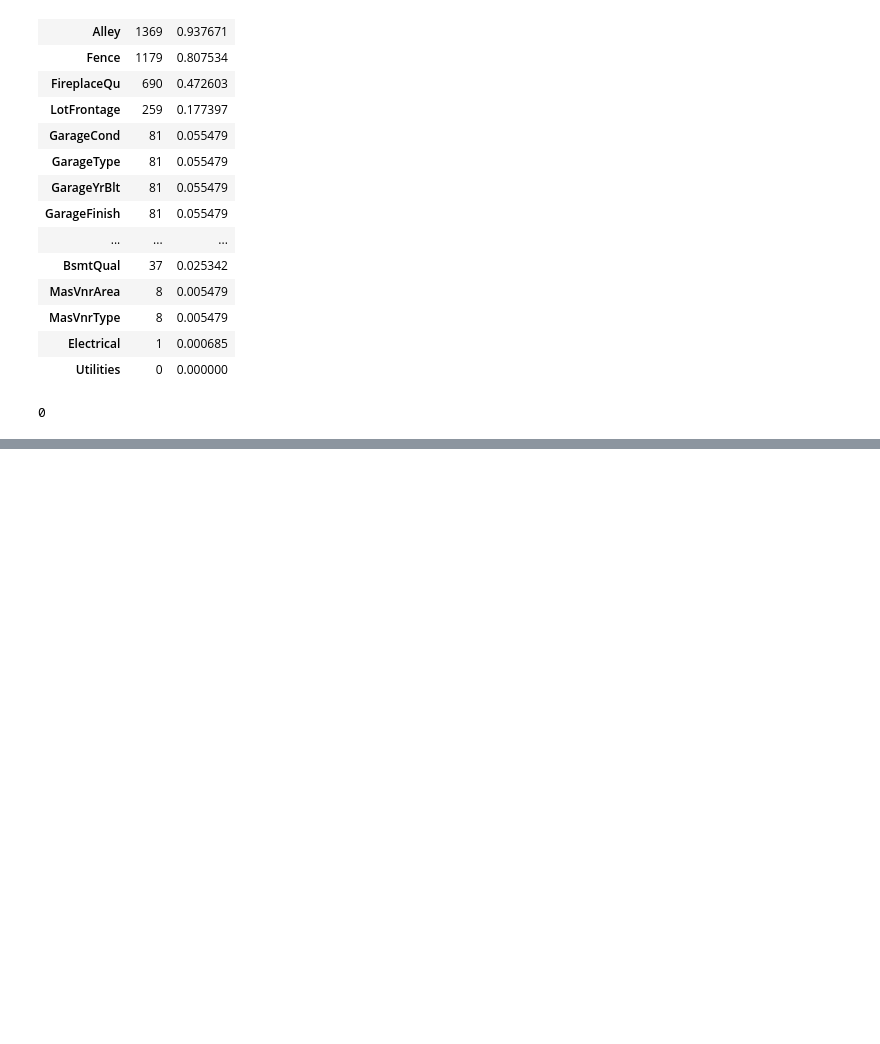
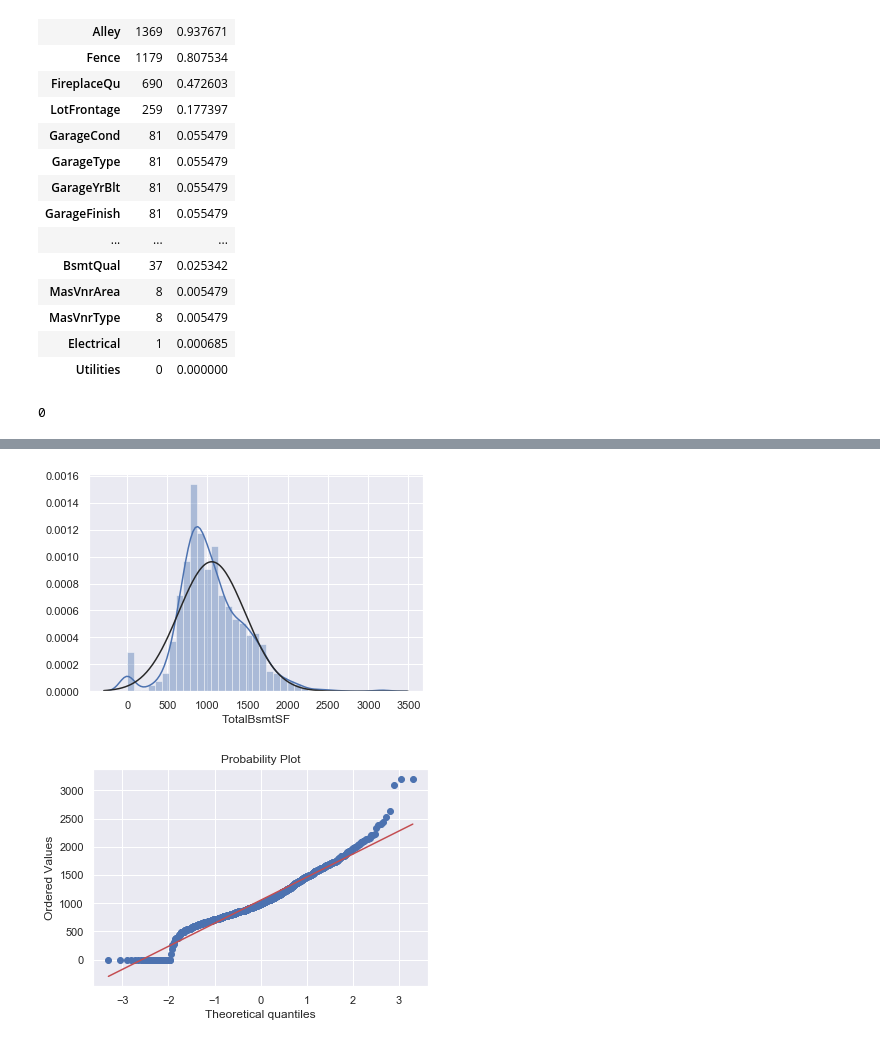
Before and after one commit to goodbsw/house-regression-clone-codding, a Jupyter notebook: house_regression.ipynb, the cells around one changed output, grey strips where cells are left out. Saved outputs shown, nothing was run; the diff lists cells and outputs as text; code cells hidden in the pictures; blank space fills up the shorter version.

```diff
--- a/house_regression.ipynb
+++ b/house_regression.ipynb
@@ -133,0 +196,8 @@ df_train.isnull().sum().max()
+# %%
+#histogram and normal probability plot
+sns.distplot(df_train['TotalBsmtSF'], fit=norm)
+fig = plt.figure()
+res = stats.probplot(df_train['TotalBsmtSF'], plot=plt)
+# %% [output]
+[figure, added]
+[figure, added]
```
Also changed, not shown: parts of 11 cells of this notebook.
